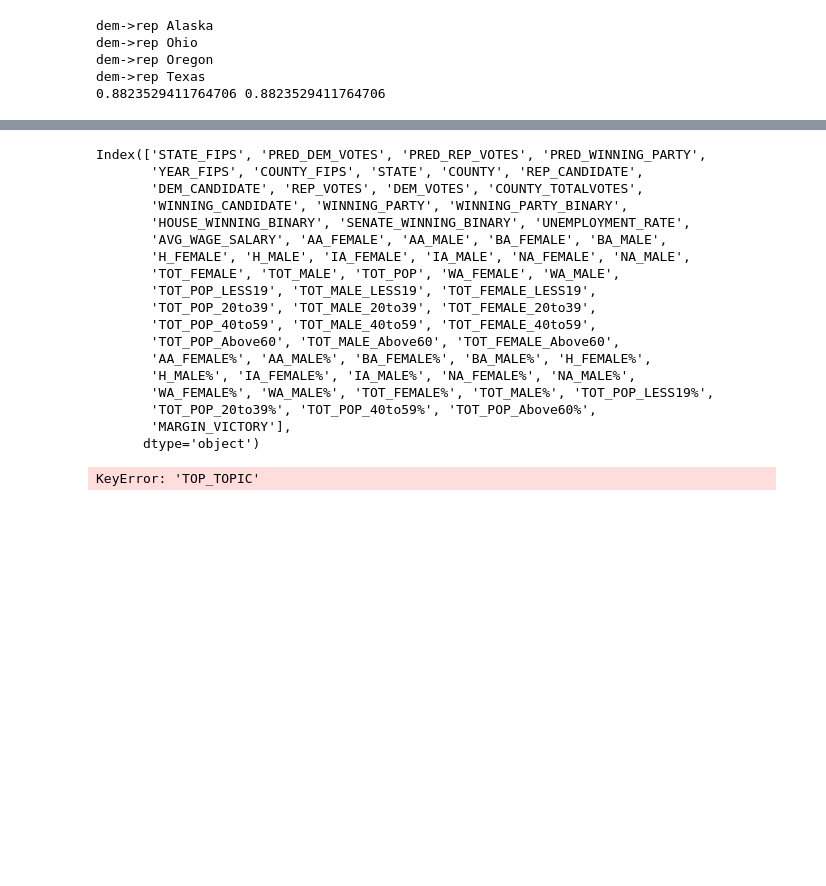
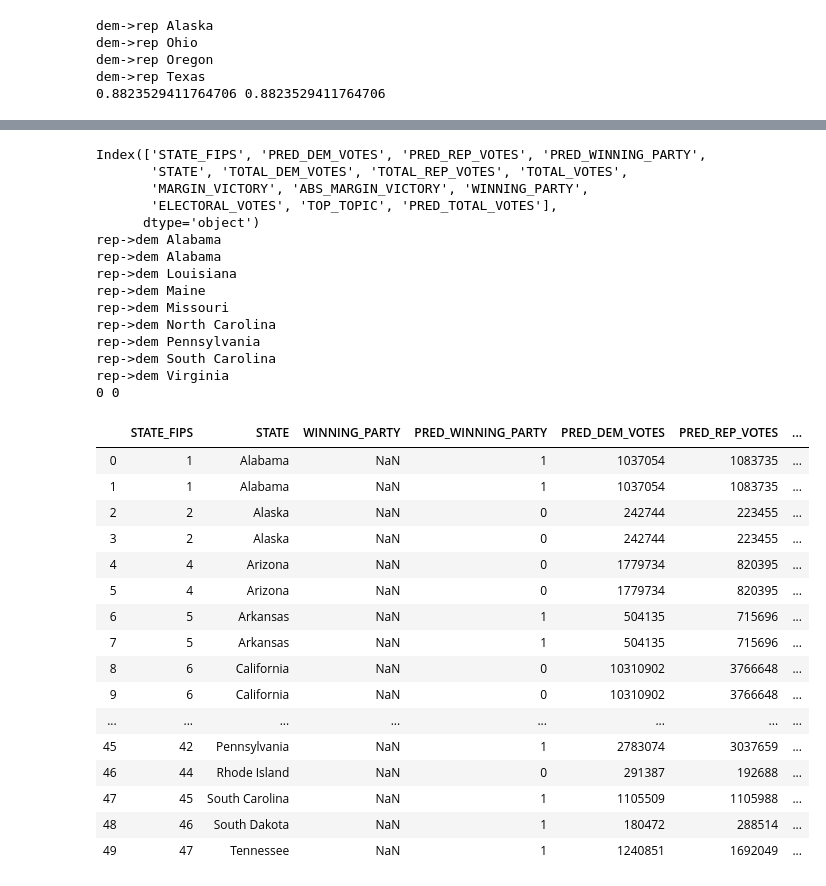
Before and after one commit to ehuang13/w210-presidential-election, a Jupyter notebook: rishi/winner-prediction/winner-by-state.ipynb, the cells around one changed output, grey strips where cells are left out. Saved outputs shown, nothing was run; the diff lists cells and outputs as text; code cells hidden in the pictures; blank space fills up the shorter version.

```diff
--- a/rishi/winner-prediction/winner-by-state.ipynb
+++ b/rishi/winner-prediction/winner-by-state.ipynb
@@ -32,9 +33,11 @@ dtype: object
 # %%
 df_12[["PRED_DEM_VOTES", "PRED_REP_VOTES"]] = df_12[["PRED_DEM_VOTES", "PRED_REP_VOTES"]].apply(pd.to_numeric)
 df_16[["PRED_DEM_VOTES", "PRED_REP_VOTES"]] = df_16[["PRED_DEM_VOTES", "PRED_REP_VOTES"]].apply(pd.to_numeric)
+df_20[["PRED_DEM_VOTES", "PRED_REP_VOTES"]] = df_20[["PRED_DEM_VOTES", "PRED_REP_VOTES"]].apply(pd.to_numeric)
 
 df_12['PRED_TOTAL_VOTES'] = df_12['PRED_DEM_VOTES'] + df_12['PRED_REP_VOTES']
 df_16['PRED_TOTAL_VOTES'] = df_16['PRED_DEM_VOTES'] + df_16['PRED_REP_VOTES']
+df_20['PRED_TOTAL_VOTES'] = df_20['PRED_DEM_VOTES'] + df_20['PRED_REP_VOTES']
 # %%
 def get_winner_by_topic_and_year(tp, yr):
     if tp == 'Economy':
@@ -42,16 +45,29 @@ def get_winner_by_topic_and_year(tp, yr):
             return 'r'
         if yr == '2016':
             return 'r'
+        if yr == '2020':
+            return 'd'
     elif tp == 'Immigration':
         if yr == '2012':
             return 'd'
         if yr == '2016':
+            return 'd'
+        if yr == '2020':
             return 'd'
     elif tp == 'Healthcare':
         if yr == '2012':
             return 'r'
         if yr == '2016':
             return 'd'
+        if yr == '2020':
+            return 'd'
+    elif tp == 'Climate Change':
+        if yr == '2012':
+            return 'd'
+        if yr == '2016':
+            return 'd'
+        if yr == '2020':
+            return 'd'
 # %%
 #TODO - Get the new winning margin
 
@@ -89,7 +105,7 @@ def adjust_weights_and_get_acc(df, weight, yr, isValidation):
         else:
             df2.loc[idx,'ADJUSTED_WINNING_PARTY'] = row['PRED_WINNING_PARTY']
 
-    acc_after = accuracy_score(df2['WINNING_PARTY'], df2['ADJUSTED_WINNING_PARTY'])
+    acc_after = 0
 
     if isValidation:
         acc_after = accuracy_score(df2['WINNING_PARTY'], df2['ADJUSTED_WINNING_PARTY'])
@@ -150,27 +149,39 @@ rep->dem Virginia
 # %%
 print(df_20.columns)
-print(de_20['TOP'])
 acc_before, acc_after, data = adjust_weights_and_get_acc(df_20, start, '2020', False)
 print(acc_before, acc_after)
-#data.to_csv('data/predictions_vs_adjusted_2016.csv')
+data.to_csv('data/predictions_vs_adjusted_2020.csv')
 data.head(50)
 # %% [output]
 Index(['STATE_FIPS', 'PRED_DEM_VOTES', 'PRED_REP_VOTES', 'PRED_WINNING_PARTY',
-       'YEAR_FIPS', 'COUNTY_FIPS', 'STATE', 'COUNTY', 'REP_CANDIDATE',
-       'DEM_CANDIDATE', 'REP_VOTES', 'DEM_VOTES', 'COUNTY_TOTALVOTES',
-       'WINNING_CANDIDATE', 'WINNING_PARTY', 'WINNING_PARTY_BINARY',
-       'HOUSE_WINNING_BINARY', 'SENATE_WINNING_BINARY', 'UNEMPLOYMENT_RATE',
-       'AVG_WAGE_SALARY', 'AA_FEMALE', 'AA_MALE', 'BA_FEMALE', 'BA_MALE',
-       'H_FEMALE', 'H_MALE', 'IA_FEMALE', 'IA_MALE', 'NA_FEMALE', 'NA_MALE',
-       'TOT_FEMALE', 'TOT_MALE', 'TOT_POP', 'WA_FEMALE', 'WA_MALE',
-       'TOT_POP_LESS19', 'TOT_MALE_LESS19', 'TOT_FEMALE_LESS19',
-       'TOT_POP_20to39', 'TOT_MALE_20to39', 'TOT_FEMALE_20to39',
-       'TOT_POP_40to59', 'TOT_MALE_40to59', 'TOT_FEMALE_40to59',
-       'TOT_POP_Above60', 'TOT_MALE_Above60', 'TOT_FEMALE_Above60',
-       'AA_FEMALE%', 'AA_MALE%', 'BA_FEMALE%', 'BA_MALE%', 'H_FEMALE%',
-       'H_MALE%', 'IA_FEMALE%', 'IA_MALE%', 'NA_FEMALE%', 'NA_MALE%',
-       'WA_FEMALE%', 'WA_MALE%', 'TOT_FEMALE%', 'TOT_MALE%', 'TOT_POP_LESS19%',
-       'TOT_POP_20to39%', 'TOT_POP_40to59%', 'TOT_POP_Above60%',
-       'MARGIN_VICTORY'],
+       'STATE', 'TOTAL_DEM_VOTES', 'TOTAL_REP_VOTES', 'TOTAL_VOTES',
+       'MARGIN_VICTORY', 'ABS_MARGIN_VICTORY', 'WINNING_PARTY',
+       'ELECTORAL_VOTES', 'TOP_TOPIC', 'PRED_TOTAL_VOTES'],
       dtype='object')
+rep->dem Alabama
+rep->dem Alabama
+rep->dem Louisiana
+rep->dem Maine
+rep->dem Missouri
+rep->dem North Carolina
+rep->dem Pennsylvania
+rep->dem South Carolina
+rep->dem Virginia
+0 0
-KeyError: 'TOP_TOPIC'
+|  | STATE_FIPS | STATE | WINNING_PARTY | PRED_WINNING_PARTY | PRED_DEM_VOTES | PRED_REP_VOTES | ... |
+| 0 | 1 | Alabama | NaN | 1 | 1037054 | 1083735 | ... |
+| 1 | 1 | Alabama | NaN | 1 | 1037054 | 1083735 | ... |
+| 2 | 2 | Alaska | NaN | 0 | 242744 | 223455 | ... |
+| 3 | 2 | Alaska | NaN | 0 | 242744 | 223455 | ... |
+| 4 | 4 | Arizona | NaN | 0 | 1779734 | 820395 | ... |
+| 5 | 4 | Arizona | NaN | 0 | 1779734 | 820395 | ... |
+| 6 | 5 | Arkansas | NaN | 1 | 504135 | 715696 | ... |
+| 7 | 5 | Arkansas | NaN | 1 | 504135 | 715696 | ... |
+| 8 | 6 | California | NaN | 0 | 10310902 | 3766648 | ... |
+| 9 | 6 | California | NaN | 0 | 10310902 | 3766648 | ... |
+| ... | ... | ... | ... | ... | ... | ... | ... |
+| 45 | 42 | Pennsylvania | NaN | 1 | 2783074 | 3037659 | ... |
+| 46 | 44 | Rhode Island | NaN | 0 | 291387 | 192688 | ... |
+| 47 | 45 | South Carolina | NaN | 1 | 1105509 | 1105988 | ... |
+| 48 | 46 | South Dakota | NaN | 1 | 180472 | 288514 | ... |
+| 49 | 47 | Tennessee | NaN | 1 | 1240851 | 1692049 | ... |
```
Also changed, not shown: parts of 3 cells of this notebook, 3 other files.
